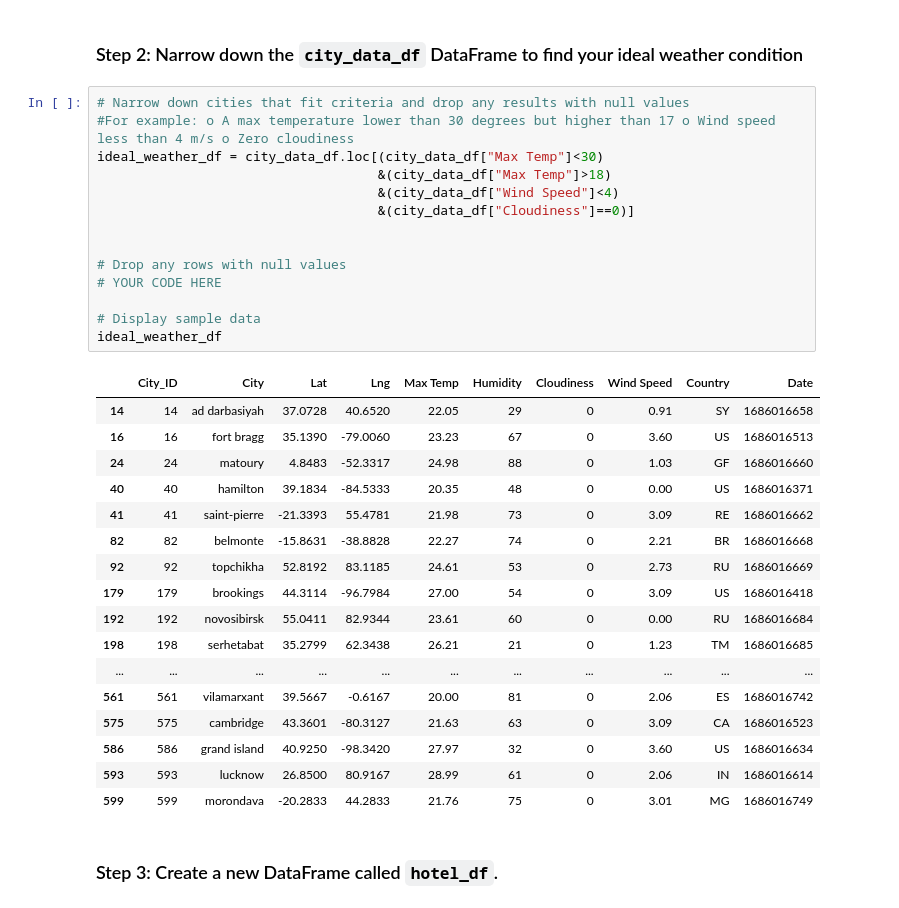
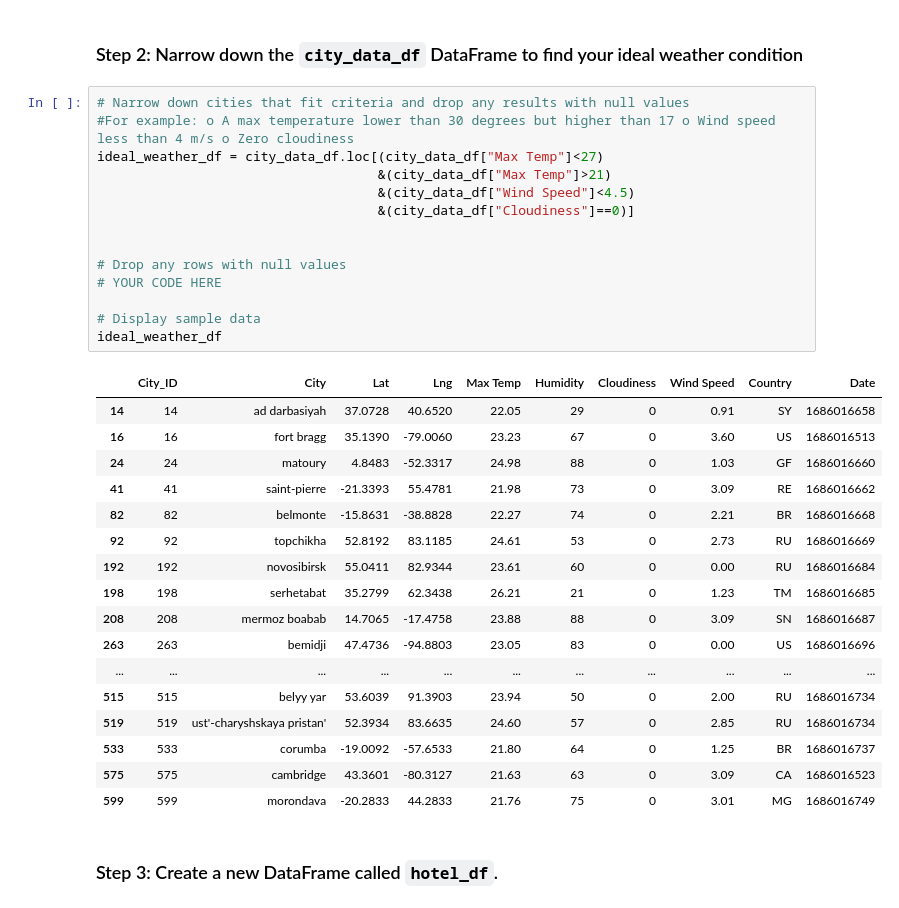
Before and after one commit to gabys0979/World_Weather_Analysis, a Jupyter notebook: starter_code/VacationPy.ipynb, the cells around one changed output. Saved outputs shown, nothing was run; the diff lists cells and outputs as text.

```diff
--- a/starter_code/VacationPy.ipynb
+++ b/starter_code/VacationPy.ipynb
@@ -53,34 +53,34 @@ map_plot_1
 # %%
 # Narrow down cities that fit criteria and drop any results with null values
 #For example: o A max temperature lower than 30 degrees but higher than 17 o Wind speed less than 4 m/s o Zero cloudiness
-ideal_weather_df = city_data_df.loc[(city_data_df["Max Temp"]<30)
-                                    &(city_data_df["Max Temp"]>18)
-                                    &(city_data_df["Wind Speed"]<4)
+ideal_weather_df = city_data_df.loc[(city_data_df["Max Temp"]<27)
+                                    &(city_data_df["Max Temp"]>21)
+                                    &(city_data_df["Wind Speed"]<4.5)
                                     &(city_data_df["Cloudiness"]==0)]
 
 
 # Drop any rows with null values
 # YOUR CODE HERE
 
 # Display sample data
 ideal_weather_df
 # %% [output]
 |  | City_ID | City | Lat | Lng | Max Temp | Humidity | Cloudiness | Wind Speed | Country | Date |
 | 14 | 14 | ad darbasiyah | 37.0728 | 40.6520 | 22.05 | 29 | 0 | 0.91 | SY | 1686016658 |
 | 16 | 16 | fort bragg | 35.1390 | -79.0060 | 23.23 | 67 | 0 | 3.60 | US | 1686016513 |
 | 24 | 24 | matoury | 4.8483 | -52.3317 | 24.98 | 88 | 0 | 1.03 | GF | 1686016660 |
-| 40 | 40 | hamilton | 39.1834 | -84.5333 | 20.35 | 48 | 0 | 0.00 | US | 1686016371 |
 | 41 | 41 | saint-pierre | -21.3393 | 55.4781 | 21.98 | 73 | 0 | 3.09 | RE | 1686016662 |
 | 82 | 82 | belmonte | -15.8631 | -38.8828 | 22.27 | 74 | 0 | 2.21 | BR | 1686016668 |
 | 92 | 92 | topchikha | 52.8192 | 83.1185 | 24.61 | 53 | 0 | 2.73 | RU | 1686016669 |
-| 179 | 179 | brookings | 44.3114 | -96.7984 | 27.00 | 54 | 0 | 3.09 | US | 1686016418 |
 | 192 | 192 | novosibirsk | 55.0411 | 82.9344 | 23.61 | 60 | 0 | 0.00 | RU | 1686016684 |
 | 198 | 198 | serhetabat | 35.2799 | 62.3438 | 26.21 | 21 | 0 | 1.23 | TM | 1686016685 |
+| 208 | 208 | mermoz boabab | 14.7065 | -17.4758 | 23.88 | 88 | 0 | 3.09 | SN | 1686016687 |
+| 263 | 263 | bemidji | 47.4736 | -94.8803 | 23.05 | 83 | 0 | 0.00 | US | 1686016696 |
 | ... | ... | ... | ... | ... | ... | ... | ... | ... | ... | ... |
-| 561 | 561 | vilamarxant | 39.5667 | -0.6167 | 20.00 | 81 | 0 | 2.06 | ES | 1686016742 |
+| 515 | 515 | belyy yar | 53.6039 | 91.3903 | 23.94 | 50 | 0 | 2.00 | RU | 1686016734 |
+| 519 | 519 | ust'-charyshskaya pristan' | 52.3934 | 83.6635 | 24.60 | 57 | 0 | 2.85 | RU | 1686016734 |
+| 533 | 533 | corumba | -19.0092 | -57.6533 | 21.80 | 64 | 0 | 1.25 | BR | 1686016737 |
 | 575 | 575 | cambridge | 43.3601 | -80.3127 | 21.63 | 63 | 0 | 3.09 | CA | 1686016523 |
-| 586 | 586 | grand island | 40.9250 | -98.3420 | 27.97 | 32 | 0 | 3.60 | US | 1686016634 |
-| 593 | 593 | lucknow | 26.8500 | 80.9167 | 28.99 | 61 | 0 | 2.06 | IN | 1686016614 |
 | 599 | 599 | morondava | -20.2833 | 44.2833 | 21.76 | 75 | 0 | 3.01 | MG | 1686016749 |
 # %% [markdown]
 ### Step 3: Create a new DataFrame called `hotel_df`.
```
Also changed, not shown: parts of 3 cells of this notebook.
